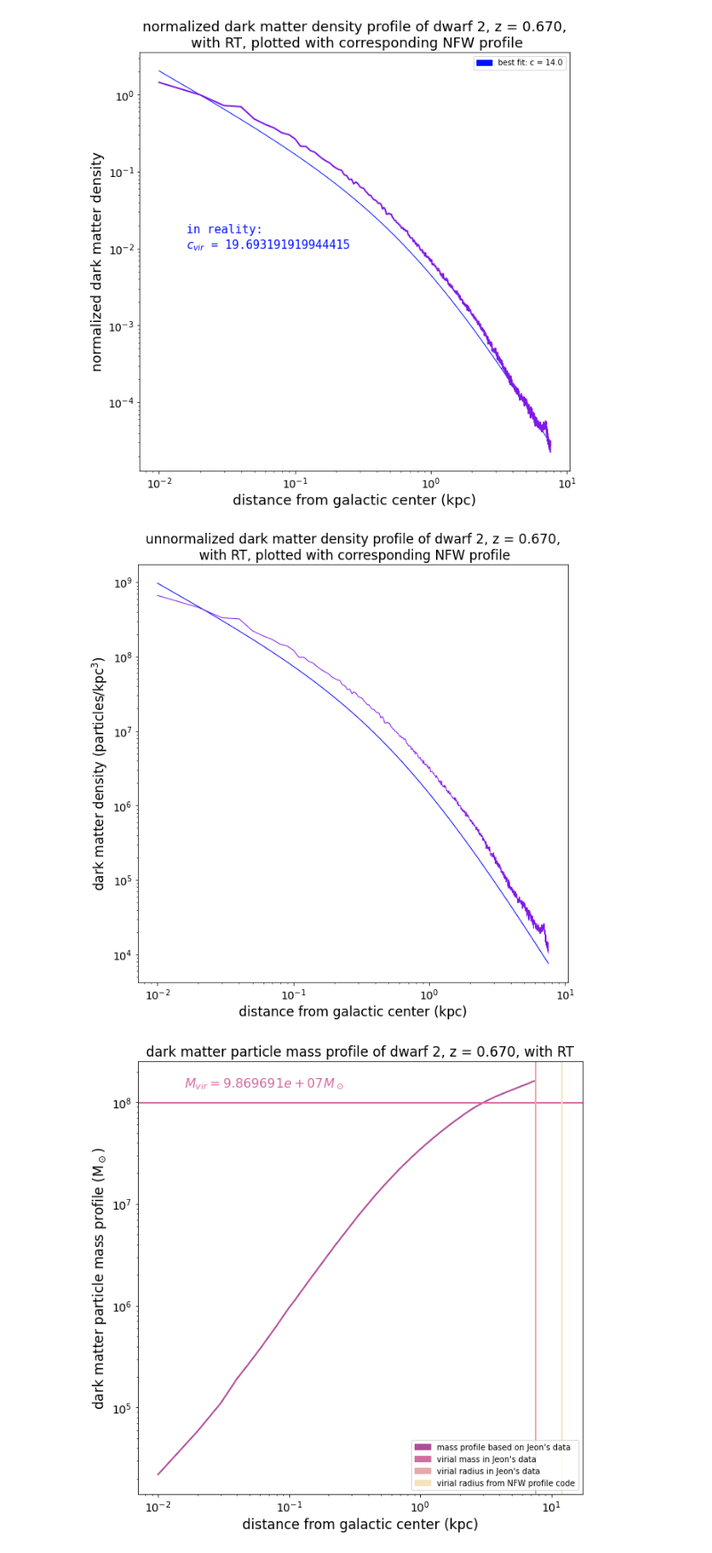
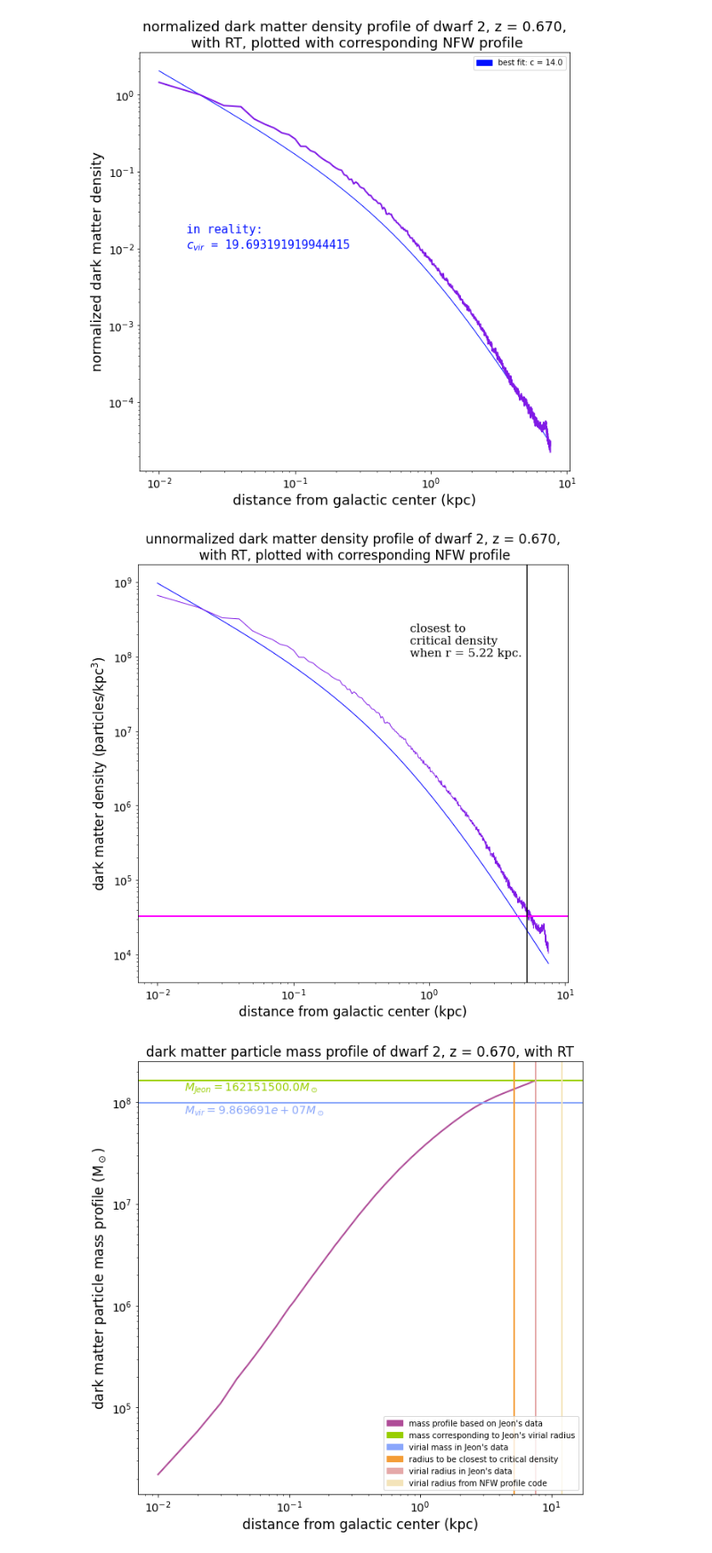
Before and after one commit to nguyenbinh1612/Binh_UFD, a Jupyter notebook: fit-with-NFW-dwarf2.ipynb, the cells around one changed output. Shown: that part at 89% size. Cells and saved outputs as stored; diff of their text form; code cells hidden in the pictures.

```diff
--- a/fit-with-NFW-dwarf2.ipynb
+++ b/fit-with-NFW-dwarf2.ipynb
@@ -362,12 +378,20 @@ for radius_value in rad_array250:
     density_profile250[i] = how_many_particles / shell_volume
     i += 1
 
+rho_crit = 200 * 161.7
+deviation_from_rho_crit = abs(density_profile250 * 500 - rho_crit)
+index = np.where(deviation_from_rho_crit == min(deviation_from_rho_crit))
+rad_at_rho_crit = rad_array250[index][0]
+result = "closest to\ncritical density\nwhen r = " + str(radius_at_rho_crit) + " kpc."
+
 density_profile8 = halo8.rho(radius8)
 
 plt.figure(figsize=(10, 10))
 
 plt.plot(radius8, density_profile8, color='blue', linewidth=1)
 plt.plot(radius8, density_profile250 * 500, color=(0.5, 0.1, 0.9, 1), linewidth=1)
+plt.axhline(rho_crit, color='#FF00FF', linewidth=2)
+plt.axvline(rad_at_rho_crit, color='black')
 
 plt.xlabel('distance from galactic center (kpc)', fontsize=17)
 plt.ylabel('dark matter density (particles/kpc$^3$)', fontsize=17) # using LATEX here!
@@ -377,45 +401,53 @@ plt.xscale('log')
 plt.yscale('log')
 
 plt.title('unnormalized dark matter density profile of dwarf 2, z = 0.670,\n with RT, plotted with corresponding NFW profile', loc='center', fontsize=17)
+plt.text(10**-0.14, 10**8, result, \
+         fontsize=15, color='black', fontfamily='serif')
 
 plt.show()
 # %% [output]
-[figure, old version]
+[figure, new version]
 # %%
 # plotting the mass profile at this redshift
 
 mass_profile250 = np.zeros(np.size(rad_array250))
 h = 0
 for radius_value in rad_array250:
     particles = np.where((r250 < (radius_value + 0.01)))
     how_many_particles = np.size(particles)
     mass_profile250[h] = how_many_particles * 500
     h += 1
 
 plt.figure(figsize=(10,10))
 
 plt.plot(radius8, mass_profile250, color='#AF4D98', linewidth=2)
-plt.axhline(9.869691e+07, color='#D66BA0', linewidth=2)
+plt.axhline(mass_profile250[np.size(mass_profile250) - 1], color='#98CE00', linewidth=2)
+plt.axhline(9.869691e+07, color='#89A6FB', linewidth=2)
+plt.axvline(rad_at_rho_crit, color='#F49D37', linewidth=2)
 plt.axvline(7.538991e+03 * 0.001, color='#E5A9A9', linewidth=2)
 plt.axvline(halo8.r_vir(), color='#F4E4BA', linewidth=2)
 legend1 = mpatches.Patch(color='#AF4D98', label="mass profile based on Jeon's data")
-legend2 = mpatches.Patch(color='#D66BA0', label="virial mass in Jeon's data")
-legend3 = mpatches.Patch(color='#E5A9A9', label="virial radius in Jeon's data")
-legend4 = mpatches.Patch(color='#F4E4BA', label="virial radius from NFW profile code")
+legend2 = mpatches.Patch(color='#98CE00', label="mass corresponding to Jeon's virial radius")
+legend3 = mpatches.Patch(color='#89A6FB', label="virial mass in Jeon's data")
+legend4 = mpatches.Patch(color='#F49D37', label="radius to be closest to critical density")
+legend5 = mpatches.Patch(color='#E5A9A9', label="virial radius in Jeon's data")
+legend6 = mpatches.Patch(color='#F4E4BA', label="virial radius from NFW profile code")
 
-plt.legend(handles=[legend1, legend2, legend3, legend4], loc='lower right')
+plt.legend(handles=[legend1, legend2, legend3, legend4, legend5, legend6], loc='lower right')
 
 plt.xlabel('distance from galactic center (kpc)', fontsize=17)
 plt.ylabel('dark matter particle mass profile (M$_\odot$)', fontsize=17) # using LATEX here!
 plt.xticks(fontsize=14)
 plt.yticks(fontsize=14)
 plt.xscale('log')
 plt.yscale('log')
 
 plt.title('dark matter particle mass profile of dwarf 2, z = 0.670, with RT', loc='center', fontsize=17)
-plt.text(10**-1.8, 10**8.15, '''$M_{vir} = 9.869691e+07 M_\odot$''', \
-         fontsize=16, color='#D66BA0')
+plt.text(10**-1.8, 10**8.11, '''$M_{Jeon} = ''' + str(mass_profile250[np.size(mass_profile250) - 1]) + \
+         '''M_\odot$''', fontsize=14, color='#98CE00')
+plt.text(10**-1.8, 10**7.89, '''$M_{vir} = 9.869691e+07 M_\odot$''', \
+         fontsize=14, color='#89A6FB')
 
 plt.show()
 # %% [output]
-[figure, old version]
+[figure, new version]
```
Also changed, not shown: parts of 6 cells of this notebook.
